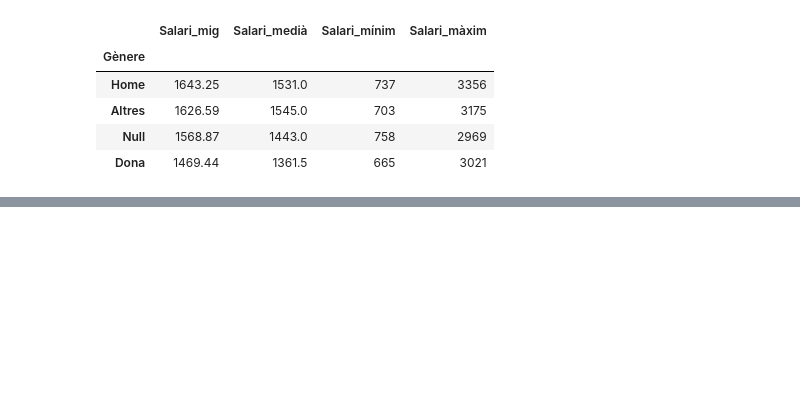
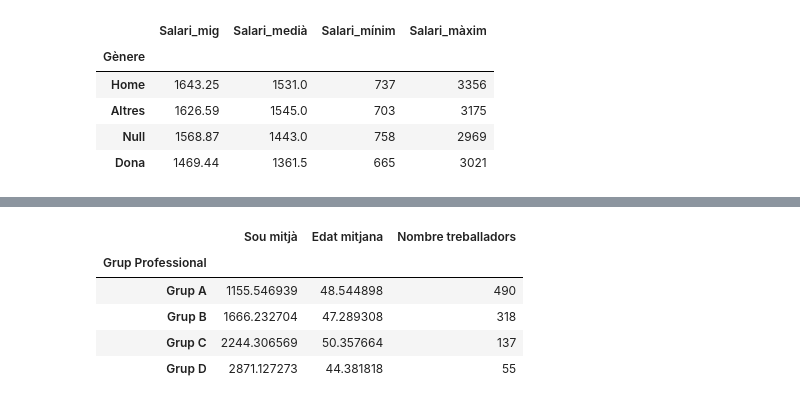
Before and after one commit to JoanRoNo/Python, a Jupyter notebook: SPRINT 10.ipynb, the cells around one changed output, grey strips where cells are left out. Saved outputs shown, nothing was run; the diff lists cells and outputs as text; code cells hidden in the pictures; blank space fills up the shorter version.

```diff
--- a/SPRINT 10.ipynb
+++ b/SPRINT 10.ipynb
@@ -230,0 +228,35 @@ MergeError: Passing 'suffixes' which cause duplicate columns {'Increment_x', 'Gr
+# %%
+# Utilitzant un bucle, exporta en 4 fitxers (format .xlsx o .csv) les dades de cada Grup Professional.
+# Per exemple: "dades_GrupA.xlsx" , "dades_GrupB.xlsx" ...
+# Exporta un 5è DataFrame en format .xlsx o .csv que contingui quants treballadors hi ha per cada Grup Professional, quin és el seu sou mig i quina és la seva edat mitjana.
+
+
+# [1] Exportar un fitxer per cada Grup Professional
+grups = df["Grup Professional"].dropna().unique()
+
+for grup in grups:
+    nom_fitxer = f"dades_{grup.replace(' ', '').replace('/', '_')}.xlsx"
+    df_filtrat = df[df["Grup Professional"] == grup]
+    df_filtrat.to_excel(nom_fitxer, index=False)
+
+# [2] Crear un DataFrame resum
+resum = df.groupby("Grup Professional").agg({
+    "Salari mensual": "mean",
+    "Edat": "mean",
+    "Grup Professional": "count"
+}).rename(columns={
+    "Salari mensual": "Sou mitjà",
+    "Edat": "Edat mitjana",
+    "Grup Professional": "Nombre treballadors"
+})
+
+# [3] Exportar la taula resum
+resum.to_excel("resum_grups_professionals.xlsx")
+resum
+# %% [output]
+|  | Sou mitjà | Edat mitjana | Nombre treballadors |
+| Grup Professional |  |  |  |
+| Grup A | 1155.546939 | 48.544898 | 490 |
+| Grup B | 1666.232704 | 47.289308 | 318 |
+| Grup C | 2244.306569 | 50.357664 | 137 |
+| Grup D | 2871.127273 | 44.381818 | 55 |
```
Also changed, not shown: parts of 5 cells of this notebook.
